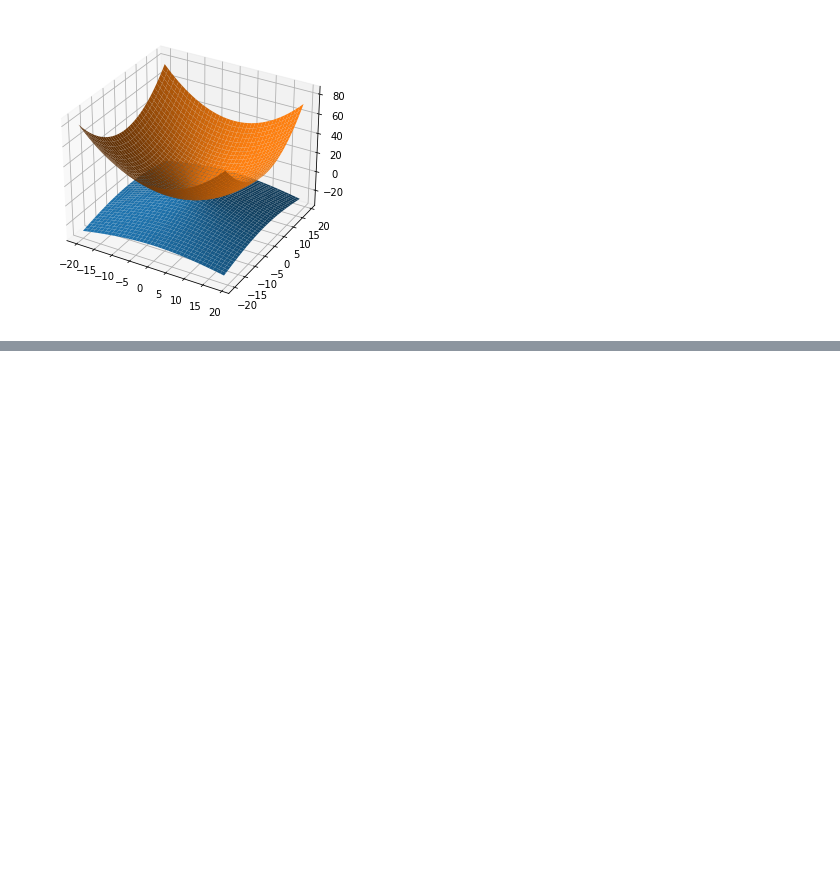
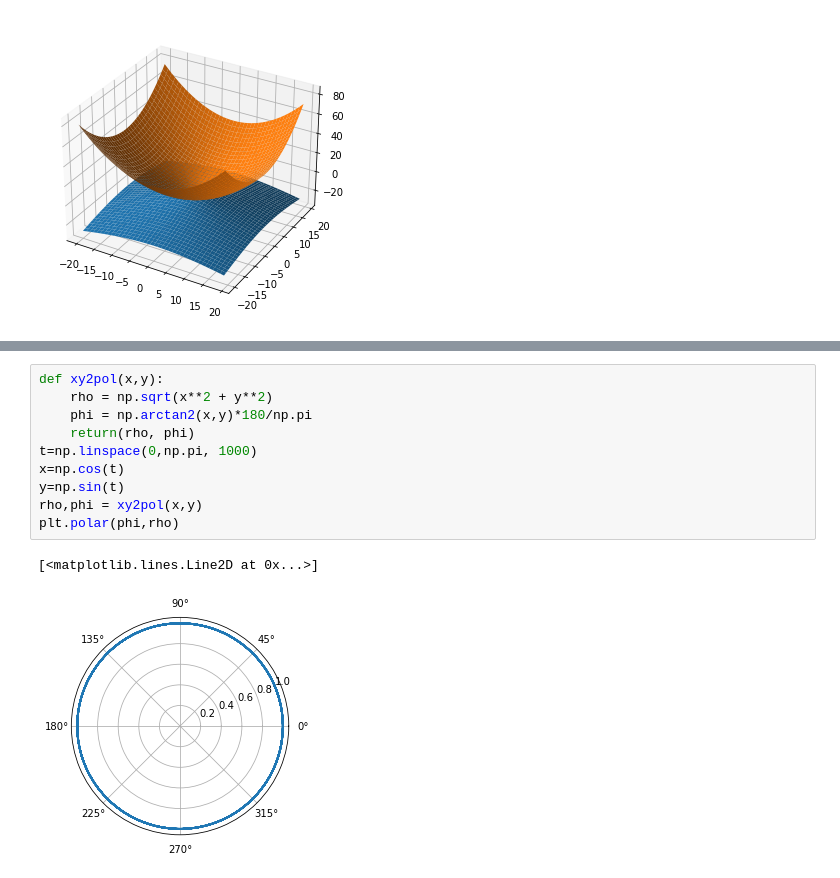
Before and after one commit to condor949/intro-data-analysis, a Jupyter notebook: hw3.ipynb, the cells around one changed output, grey strips where cells are left out. Saved outputs shown, nothing was run; the diff lists cells and outputs as text; blank space fills up the shorter version.

```diff
--- a/hw3.ipynb
+++ b/hw3.ipynb
@@ -219,0 +273,13 @@ show()
+# %%
+def xy2pol(x,y):
+    rho = np.sqrt(x**2 + y**2)
+    phi = np.arctan2(x,y)*180/np.pi
+    return(rho, phi)
+t=np.linspace(0,np.pi, 1000)
+x=np.cos(t)
+y=np.sin(t)
+rho,phi = xy2pol(x,y)
+plt.polar(phi,rho)
+# %% [output]
+[<matplotlib.lines.Line2D at 0x...>]
+[figure, added]
```
Also changed, not shown: parts of 10 cells of this notebook.
